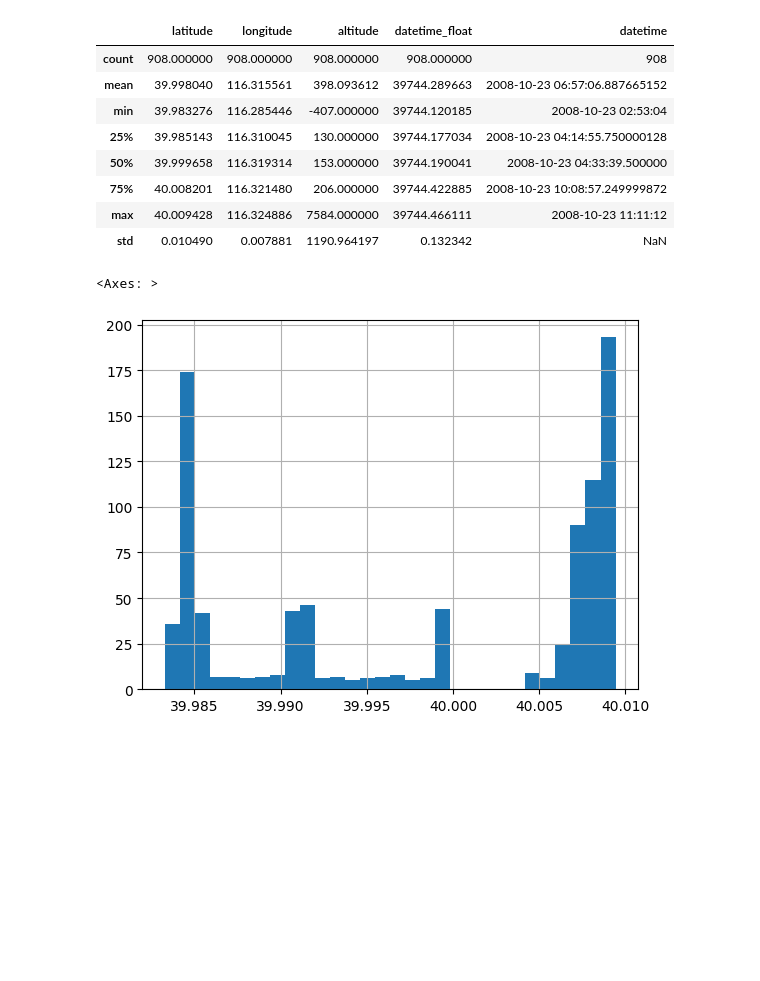
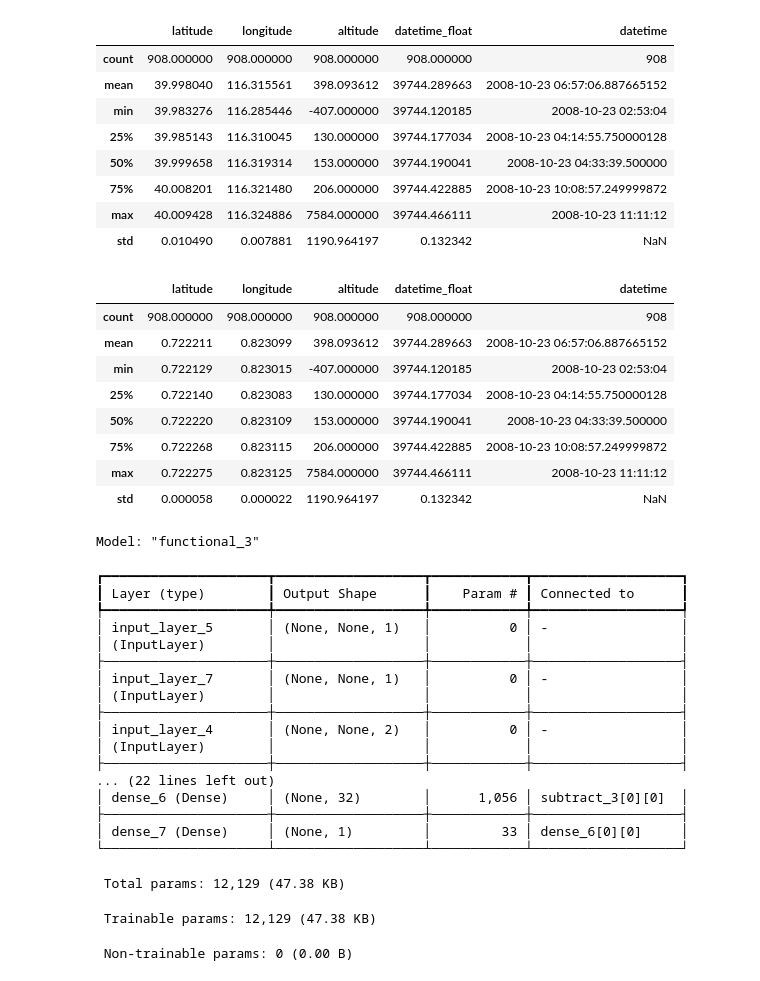
Before and after one commit to NguyenVu04/track-nest, a Jupyter notebook: service/location-tracking-service/notebook/develop.ipynb, the cells around one changed output. Drawn from its saved outputs; the diff is of its cells as text; code cells hidden in the pictures; blank space fills up the shorter version.

```diff
--- a/service/location-tracking-service/notebook/develop.ipynb
+++ b/service/location-tracking-service/notebook/develop.ipynb
@@ -32,8 +56,23 @@ df.describe()
 | 75% | 40.008201 | 116.321480 | 206.000000 | 39744.422885 | 2008-10-23 10:08:57.249999872 |
 | max | 40.009428 | 116.324886 | 7584.000000 | 39744.466111 | 2008-10-23 11:11:12 |
 | std | 0.010490 | 0.007881 | 1190.964197 | 0.132342 | NaN |
-# %%
-df.latitude.hist(bins=30)
-# %% [output]
-<Axes: >
-[figure, removed]
+# %%
+LATITUDE_MIN = -90.0
+LATITUDE_MAX = 90.0
+LONGITUDE_MIN = -180.0
+LONGITUDE_MAX = 180.0
+
+df["latitude"] = (df["latitude"] - LATITUDE_MIN) / (LATITUDE_MAX - LATITUDE_MIN)
+df["longitude"] = (df["longitude"] - LONGITUDE_MIN) / (LONGITUDE_MAX - LONGITUDE_MIN)
+
+df.describe()
+# %% [output]
+|  | latitude | longitude | altitude | datetime_float | datetime |
+| count | 908.000000 | 908.000000 | 908.000000 | 908.000000 | 908 |
+| mean | 0.722211 | 0.823099 | 398.093612 | 39744.289663 | 2008-10-23 06:57:06.887665152 |
+| min | 0.722129 | 0.823015 | -407.000000 | 39744.120185 | 2008-10-23 02:53:04 |
+| 25% | 0.722140 | 0.823083 | 130.000000 | 39744.177034 | 2008-10-23 04:14:55.750000128 |
+| 50% | 0.722220 | 0.823109 | 153.000000 | 39744.190041 | 2008-10-23 04:33:39.500000 |
+| 75% | 0.722268 | 0.823115 | 206.000000 | 39744.422885 | 2008-10-23 10:08:57.249999872 |
+| max | 0.722275 | 0.823125 | 7584.000000 | 39744.466111 | 2008-10-23 11:11:12 |
+| std | 0.000058 | 0.000022 | 1190.964197 | 0.132342 | NaN |
@@ -39,0 +146,26 @@ df.latitude.hist(bins=30)
+# %%
+model = Model(inputs=[location_memory_input, time_memory_input], outputs=output_layer)
+model.compile(optimizer=Adam(), loss=BinaryCrossentropy(), metrics=[binary_accuracy])
+model.summary()
+# %% [output]
+Model: "functional_3"
+┏━━━━━━━━━━━━━━━━━━━━━┳━━━━━━━━━━━━━━━━━━━┳━━━━━━━━━━━━┳━━━━━━━━━━━━━━━━━━━┓
+┃ Layer (type)        ┃ Output Shape      ┃    Param # ┃ Connected to      ┃
+┡━━━━━━━━━━━━━━━━━━━━━╇━━━━━━━━━━━━━━━━━━━╇━━━━━━━━━━━━╇━━━━━━━━━━━━━━━━━━━┩
+│ input_layer_5       │ (None, None, 1)   │          0 │ -                 │
+│ (InputLayer)        │                   │            │                   │
+├─────────────────────┼───────────────────┼────────────┼───────────────────┤
+│ input_layer_7       │ (None, None, 1)   │          0 │ -                 │
+│ (InputLayer)        │                   │            │                   │
+├─────────────────────┼───────────────────┼────────────┼───────────────────┤
+│ input_layer_4       │ (None, None, 2)   │          0 │ -                 │
+│ (InputLayer)        │                   │            │                   │
+├─────────────────────┼───────────────────┼────────────┼───────────────────┤
+... (22 lines left out)
+│ dense_6 (Dense)     │ (None, 32)        │      1,056 │ subtract_3[0][0]  │
+├─────────────────────┼───────────────────┼────────────┼───────────────────┤
+│ dense_7 (Dense)     │ (None, 1)         │         33 │ dense_6[0][0]     │
+└─────────────────────┴───────────────────┴────────────┴───────────────────┘
+ Total params: 12,129 (47.38 KB)
+ Trainable params: 12,129 (47.38 KB)
+ Non-trainable params: 0 (0.00 B)
```
Also changed, not shown: parts of 4 cells of this notebook, 2 other files.
